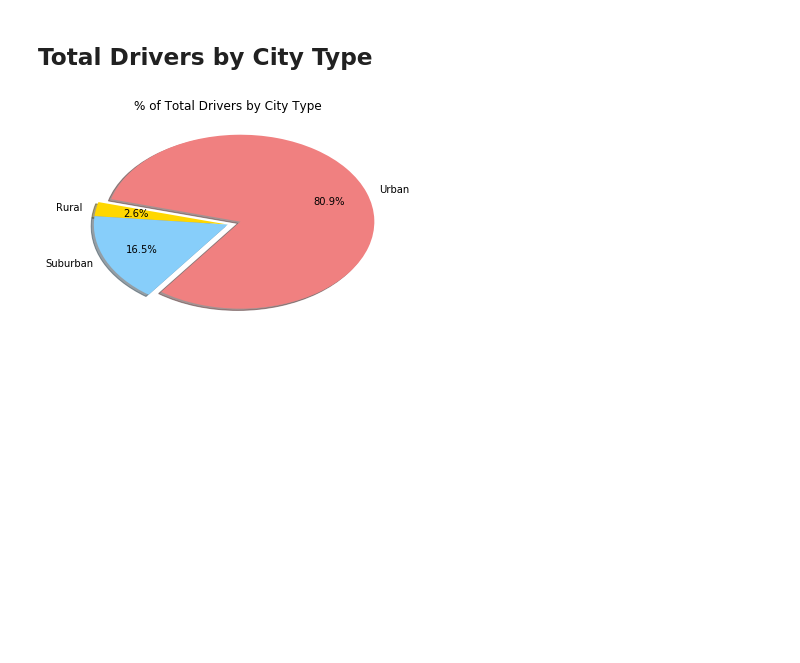
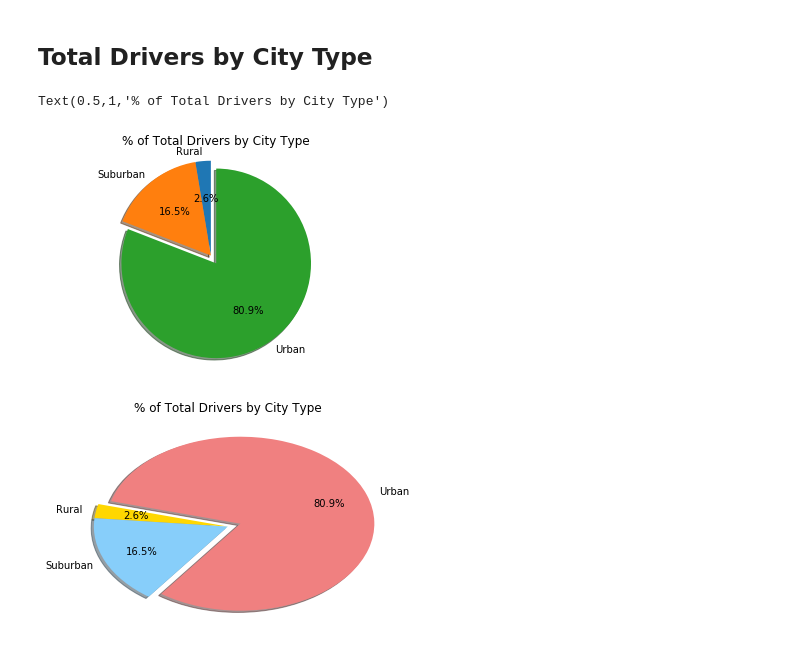
Before and after one commit to leetaylor7/The-Power-of-Plots, a Jupyter notebook: Pyber/pyber_lee.ipynb, the cells around one changed output. Cells and saved outputs as stored; diff of their text form; code cells hidden in the pictures; blank space fills up the shorter version.

```diff
--- a/Pyber/pyber_lee.ipynb
+++ b/Pyber/pyber_lee.ipynb
@@ -145,2 +173,31 @@ plt.show()
+# %%
+# Calculate Driver Percents
+totaldrivers = rural_drivers.sum() + sub_drivers.sum() + urban_drivers.sum()
+
+rural_group_rides_percent_driver = rural_drivers/totaldrivers
+sub_group_rides_percent_driver = sub_drivers/totaldrivers
+urban_group_rides_percent_driver = urban_drivers/totaldrivers
+
+d_percent_rural = rural_group_rides_percent_driver.sum()
+d_percent_sub = sub_group_rides_percent_driver.sum()
+d_percent_urban = urban_group_rides_percent_driver.sum()
+
+# Build Pie Charts
+d_percents = [d_percent_rural, d_percent_sub, d_percent_urban]
+d_labels = ['Rural', 'Suburban', 'Urban']
+d_explode = (0,0,0.1)
+
+fig1, ax1 = plt.subplots()
+ax1.pie(d_percents, explode=d_explode, labels=d_labels, autopct='%1.1f%%',
+        shadow=True, startangle=90)
+ax1.axis('equal')
+
+plt.title("% of Total Drivers by City Type")
+
+# Save Figure
+plt.savefig('Pyber Ride Sharing Drivers Pie.jpg', dpi=200)
+# %% [output]
+Text(0.5,1,'% of Total Drivers by City Type')
+[figure, added]
 # %%
 # Show Figure
```
Also changed, not shown: parts of 11 cells of this notebook, 4 other files.
